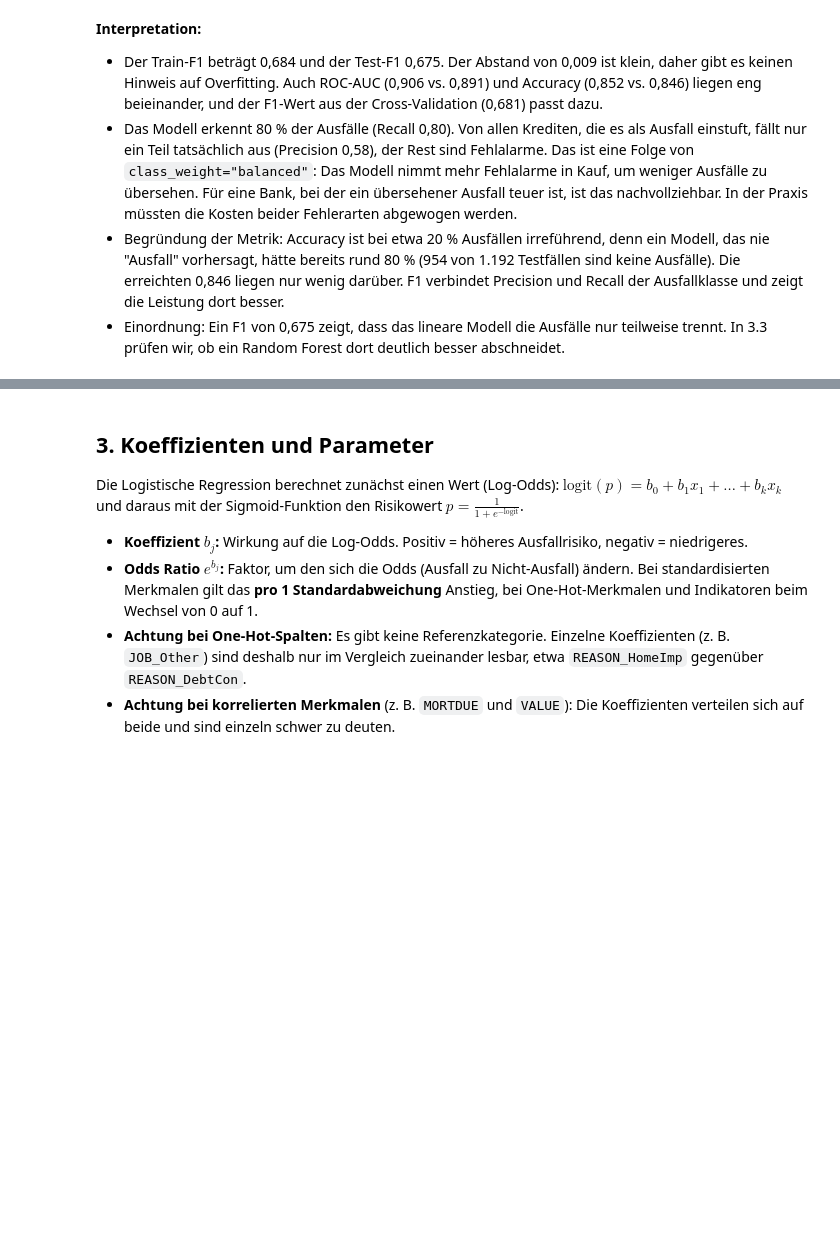
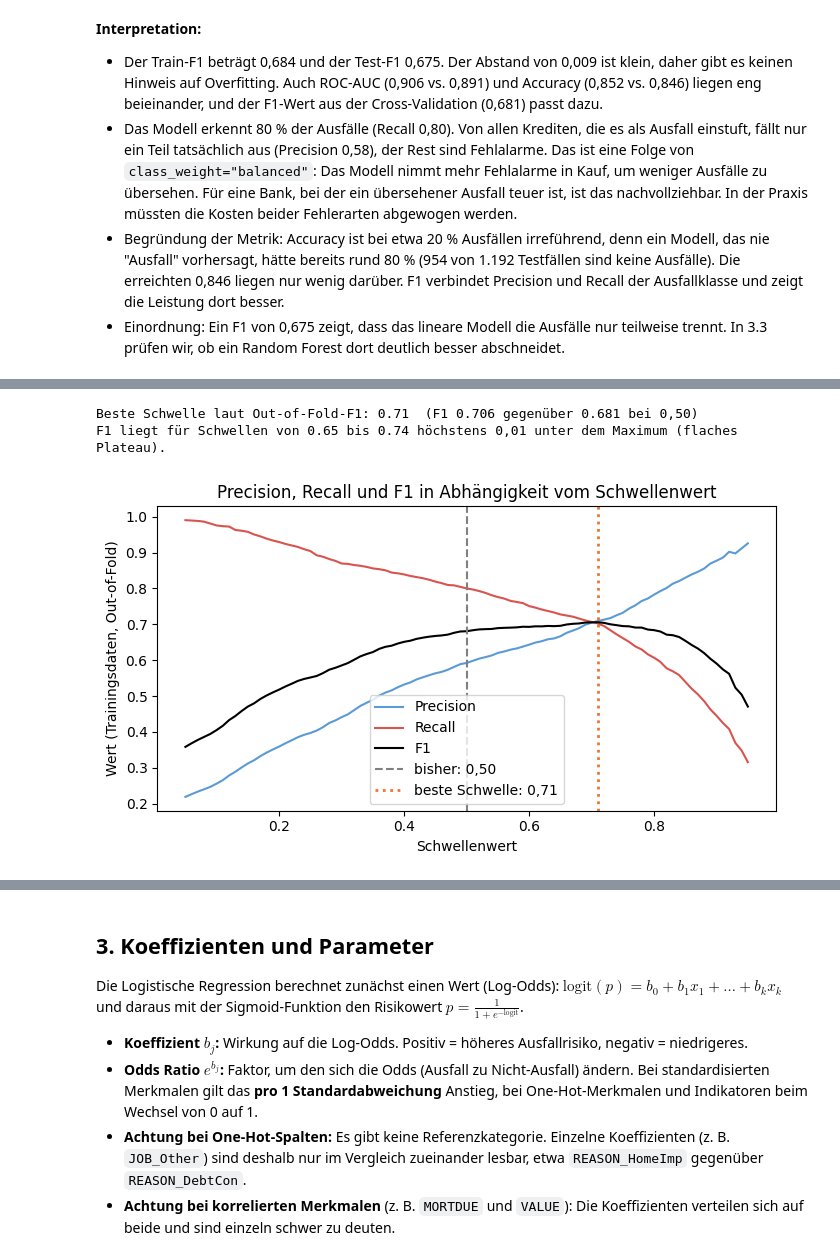
Before and after one commit to SvenSchild/XAI_hmeq-kreditrisikoanalyse, a Jupyter notebook: HMEQ_Logistische_Regression.ipynb, the cells around one changed output, grey strips where cells are left out. Cells and saved outputs as stored; diff of their text form; code cells hidden in the pictures; blank space fills up the shorter version.

```diff
--- a/HMEQ_Logistische_Regression.ipynb
+++ b/HMEQ_Logistische_Regression.ipynb
@@ -132,0 +139,36 @@ weighted avg       0.87      0.85      0.85      1192
+# %%
+from sklearn.model_selection import cross_val_predict
+from sklearn.metrics import precision_score, recall_score
+
+# Risikowerte: Train per Cross-Validation (Out-of-Fold), Test vom fertigen Modell
+proba_oof = cross_val_predict(model, X_train, y_train, cv=cv, method="predict_proba")[:, 1]
+proba_te = model.predict_proba(X_test)[:, 1]
+y_tr, y_te = y_train.to_numpy(), y_test.to_numpy()
+
+thresholds = np.round(np.linspace(0.05, 0.95, 91), 2)
+cut = pd.DataFrame({
+    "Precision": [precision_score(y_tr, proba_oof >= t, zero_division=0) for t in thresholds],
+    "Recall":    [recall_score(y_tr, proba_oof >= t) for t in thresholds],
+    "F1":        [f1_score(y_tr, proba_oof >= t) for t in thresholds],
+}, index=pd.Index(thresholds, name="Schwelle"))
+
+best_t = float(cut["F1"].idxmax())
+near = cut.index[cut["F1"] >= cut["F1"].max() - 0.01]
+print(f"Beste Schwelle laut Out-of-Fold-F1: {best_t:.2f}  (F1 {cut.loc[best_t, 'F1']:.3f} gegenüber {cut.loc[0.5, 'F1']:.3f} bei 0,50)")
+print(f"F1 liegt für Schwellen von {near.min():.2f} bis {near.max():.2f} höchstens 0,01 unter dem Maximum (flaches Plateau).")
+
+plt.figure(figsize=(7, 4))
+for col, colr in [("Precision", "#5b9bd5"), ("Recall", "#d9534f"), ("F1", "black")]:
+    plt.plot(cut.index, cut[col], label=col, color=colr)
+plt.axvline(0.5, color="grey", ls="--", label="bisher: 0,50")
+plt.axvline(best_t, color="#f0742f", ls=":", lw=2, label=f"beste Schwelle: {best_t:.2f}".replace(".", ","))
+plt.xlabel("Schwellenwert")
+plt.ylabel("Wert (Trainingsdaten, Out-of-Fold)")
+plt.title("Precision, Recall und F1 in Abhängigkeit vom Schwellenwert")
+plt.legend()
+plt.tight_layout()
+plt.show()
+# %% [output]
+Beste Schwelle laut Out-of-Fold-F1: 0.71  (F1 0.706 gegenüber 0.681 bei 0,50)
+F1 liegt für Schwellen von 0.65 bis 0.74 höchstens 0,01 unter dem Maximum (flaches Plateau).
+[figure, added]
```
Also changed, not shown: parts of 16 cells of this notebook.
